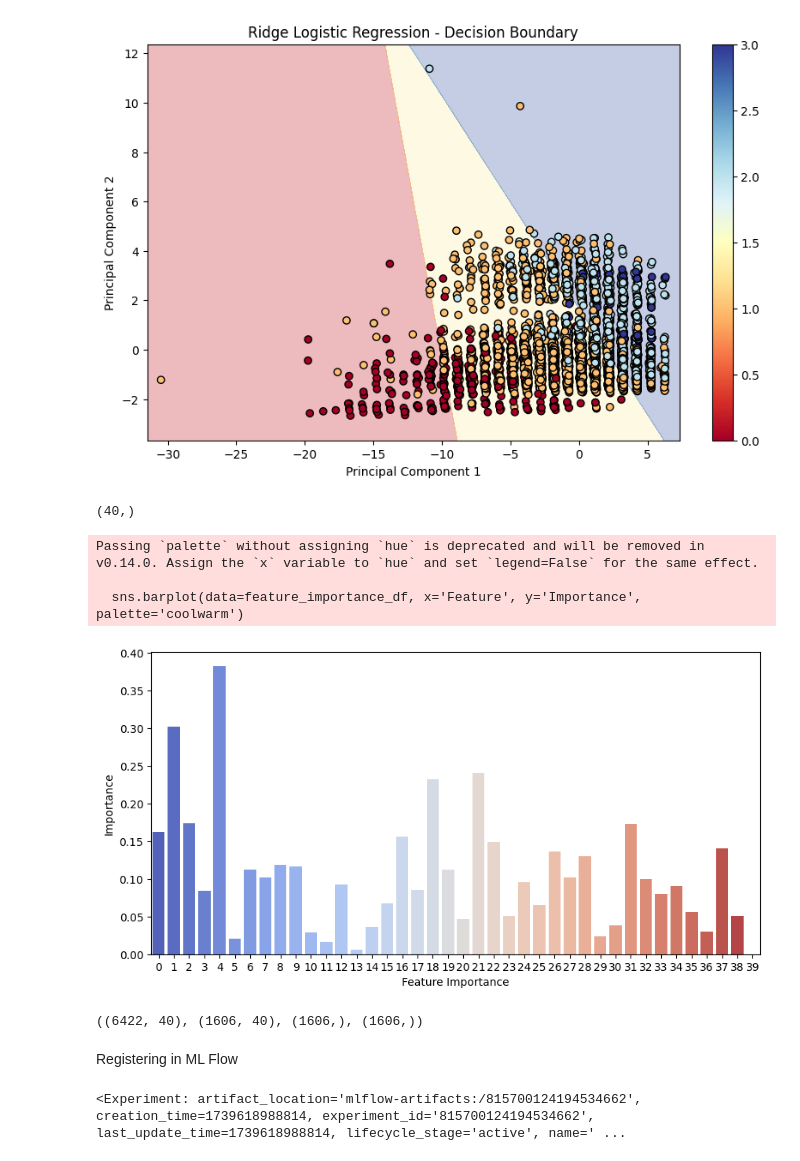
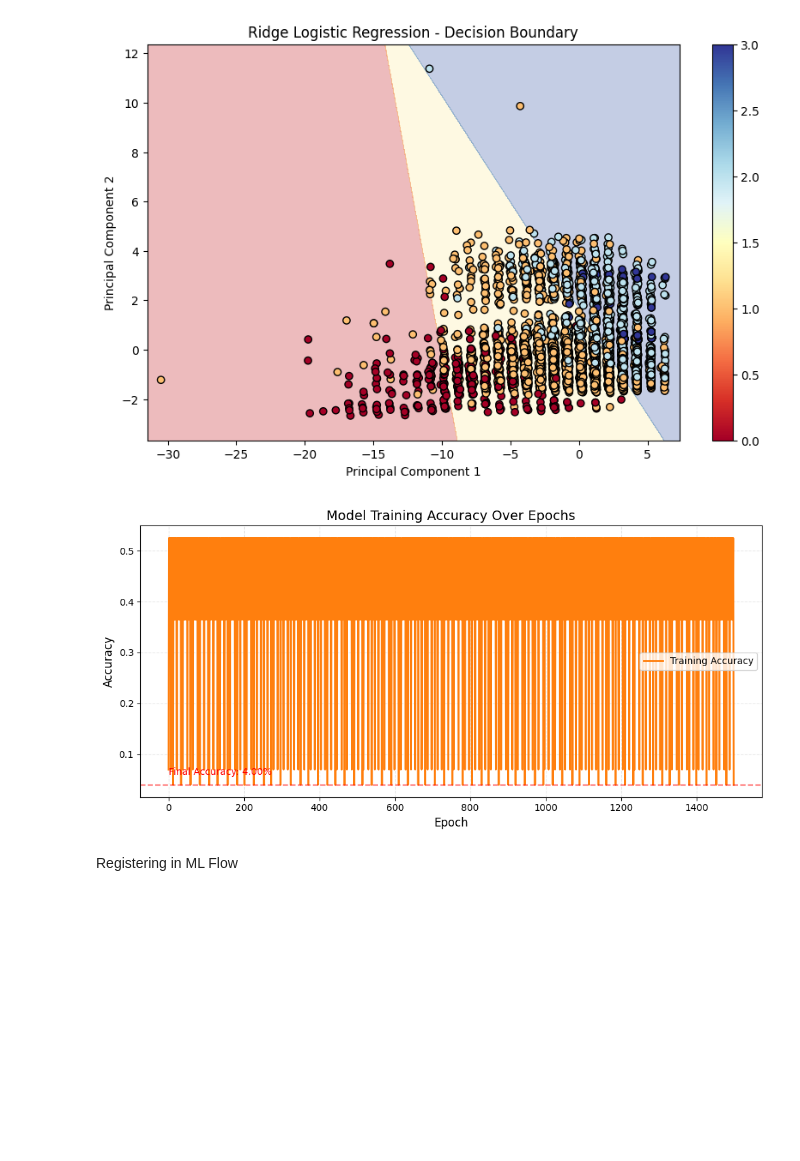
Before and after one commit to amanbh858/Assignment_A3, a Jupyter notebook: Assigment_A3/assigment_A3.ipynb, the cells around one changed output. Cells and saved outputs as stored; diff of their text form; code cells hidden in the pictures; blank space fills up the shorter version.

```diff
--- a/Assigment_A3/assigment_A3.ipynb
+++ b/Assigment_A3/assigment_A3.ipynb
@@ -826,23 +464,27 @@ def plot_feature_importance(model, model_name):
-# %%
-plot_feature_importance(ridge, 'ridge')
-# %% [output]
-(40,)
-Passing `palette` without assigning `hue` is deprecated and will be removed in v0.14.0. Assign the `x` variable to `hue` and set `legend=False` for the same effect.
-
-  sns.barplot(data=feature_importance_df, x='Feature', y='Importance', palette='coolwarm')
-[figure, removed]
-# %%
-# df=pd.read_csv('Cars_main.csv')
-#I have already preprocessed the data in the above cell so we can just check the shape of the trained data
-X_train_processed.shape ,X_test_processed.shape,y_pred.shape,y_test_original_scale.shape
-# %% [output]
-((6422, 40), (1606, 40), (1606,), (1606,))
+# %%
+# Plot the accuracy curve
+plt.figure(figsize=(10, 5))
+plt.plot(ridge_log_reg.accuracy_history,
+         color='#FF7F0E',
+         linewidth=2,
+         label='Training Accuracy')
+
+plt.title('Model Training Accuracy Over Epochs', fontsize=14)
+plt.xlabel('Epoch', fontsize=12)
+plt.ylabel('Accuracy', fontsize=12)
+plt.grid(True, linestyle='--', alpha=0.3)
+
+# Highlight final accuracy
+final_acc = ridge_log_reg.accuracy_history[-1]
+plt.axhline(y=final_acc, color='red', linestyle='--', alpha=0.5)
+plt.text(x=0, y=final_acc+0.02,
+         s=f'Final Accuracy: {final_acc:.2%}',
+         color='red')
+
+plt.legend()
+plt.tight_layout()
+plt.show()
+# %% [output]
+[figure, added]
 # %% [markdown]
  Registering in ML Flow
-# %%
-import mlflow
-from itertools import product
-mlflow.set_tracking_uri("http://127.0.0.1:5000/")
-mlflow.set_experiment("st125713_A2_cars")
-# %% [output]
-<Experiment: artifact_location='mlflow-artifacts:/815700124194534662', creation_time=1739618988814, experiment_id='815700124194534662', last_update_time=1739618988814, lifecycle_stage='active', name=' ...
```
Also changed, not shown: parts of 18 cells of this notebook, 3 other files.
